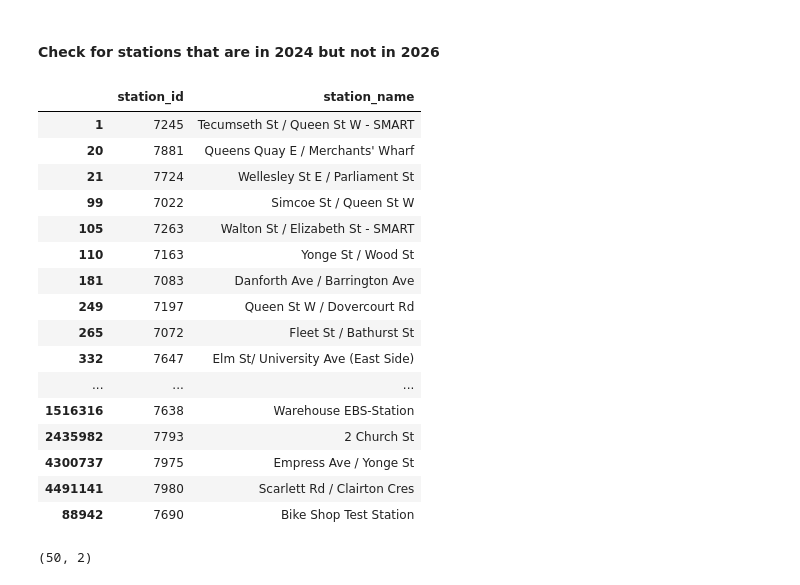
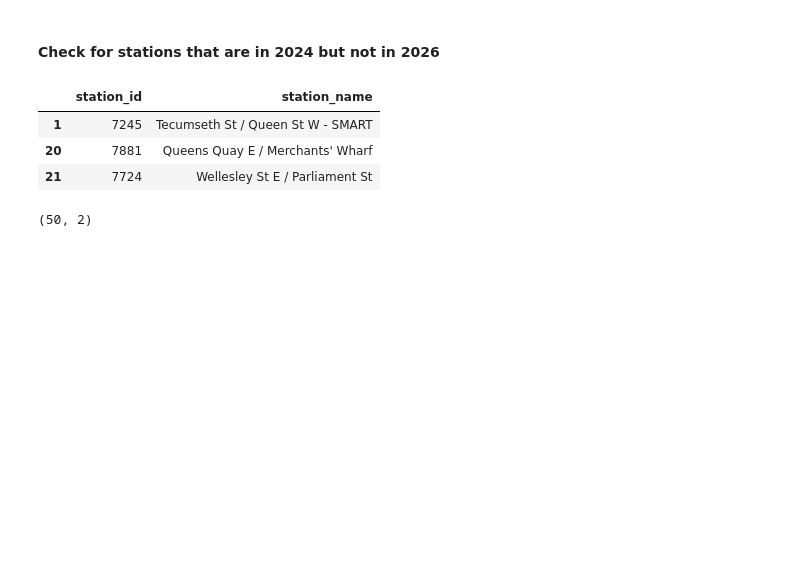
Before and after one commit to pprateekk/bikeshare-toronto-data-model, a Jupyter notebook: explore_data.ipynb, the cells around one changed output. Saved outputs shown, nothing was run; the diff lists cells and outputs as text; code cells hidden in the pictures; blank space fills up the shorter version.

```diff
--- a/explore_data.ipynb
+++ b/explore_data.ipynb
@@ -416,25 +388,12 @@ missing_2024
 #### Check for stations that are in 2024 but not in 2026
 # %%
 missing_2026 = stations_all[~stations_all["station_id"].isin(stations_raw["station_id"])]
-missing_2026
+missing_2026.head(3)
 # %% [output]
 |  | station_id | station_name |
 | 1 | 7245 | Tecumseth St / Queen St W - SMART |
 | 20 | 7881 | Queens Quay E / Merchants' Wharf |
 | 21 | 7724 | Wellesley St E / Parliament St |
-| 99 | 7022 | Simcoe St / Queen St W |
-| 105 | 7263 | Walton St / Elizabeth St - SMART |
-| 110 | 7163 | Yonge St / Wood St |
-| 181 | 7083 | Danforth Ave / Barrington Ave |
-| 249 | 7197 | Queen St W / Dovercourt Rd |
-| 265 | 7072 | Fleet St / Bathurst St |
-| 332 | 7647 | Elm St/ University Ave (East Side) |
-| ... | ... | ... |
-| 1516316 | 7638 | Warehouse EBS-Station |
-| 2435982 | 7793 | 2 Church St |
-| 4300737 | 7975 | Empress Ave / Yonge St |
-| 4491141 | 7980 | Scarlett Rd / Clairton Cres |
-| 88942 | 7690 | Bike Shop Test Station |
 # %%
 missing_2026.shape
 # %% [output]
```
Also changed, not shown: parts of 11 cells of this notebook.
